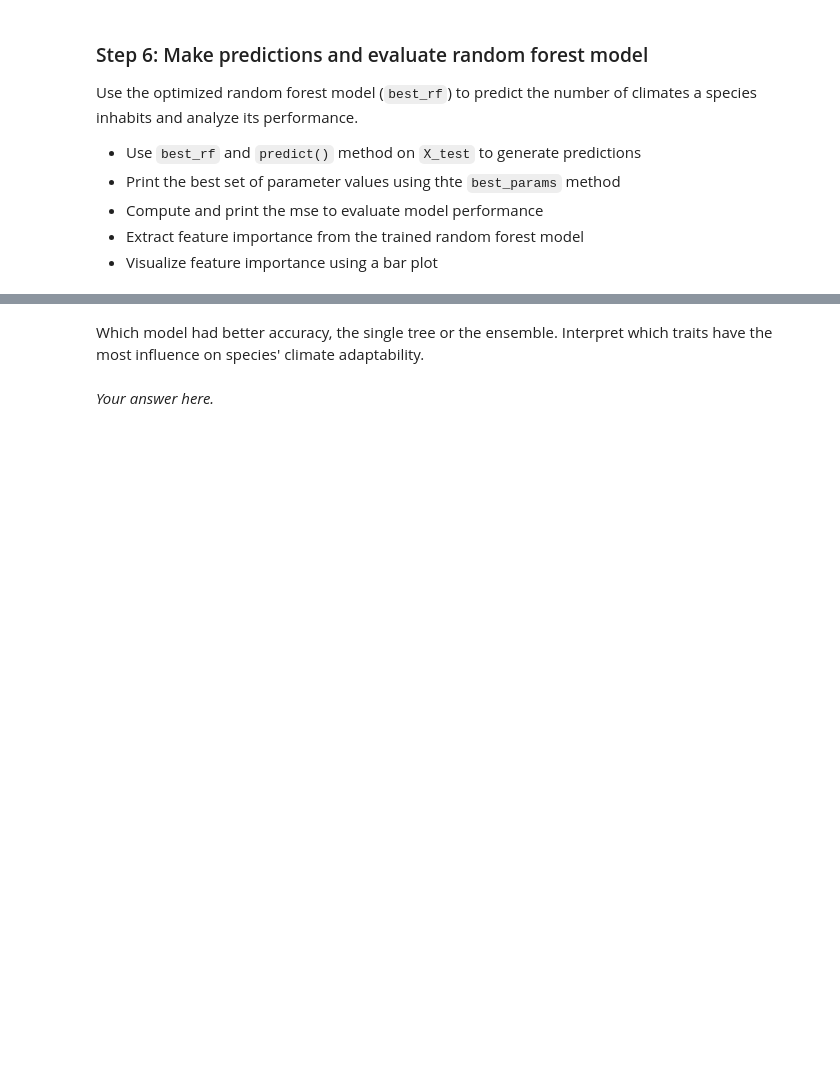
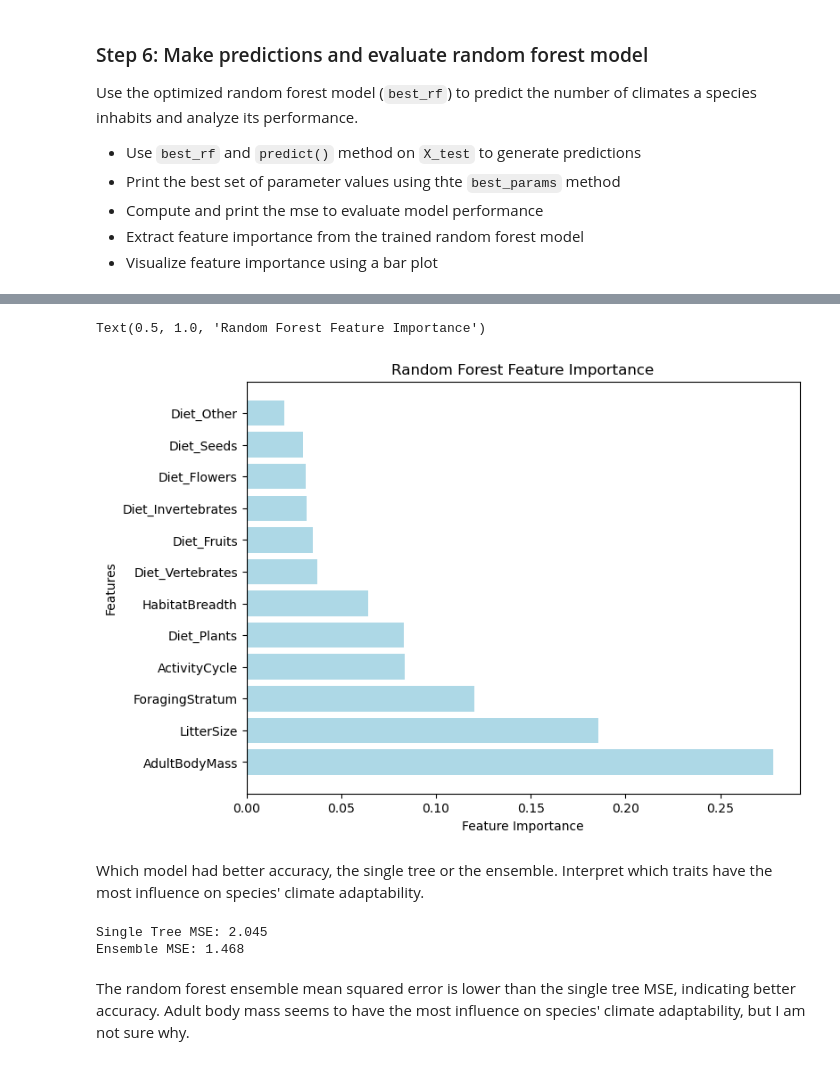
Before and after one commit to bgrazda/EDS232-labs, a Jupyter notebook: week6/lab6-mammal-traits.ipynb, the cells around one changed output, grey strips where cells are left out. Saved outputs shown, nothing was run; the diff lists cells and outputs as text; code cells hidden in the pictures; blank space fills up the shorter version.

```diff
--- a/week6/lab6-mammal-traits.ipynb
+++ b/week6/lab6-mammal-traits.ipynb
@@ -60,0 +158,12 @@ Create the target variable (`nClimates`) representing the  number of climates in
+# %%
+# Initialize new column nClimates
+df_imputed['nClimates'] = 0
+
+# Sum the occurences in each climate and aggregate this into nClimate col
+df_imputed['nClimates'] = df_imputed[['Dry', 'Humid', 'Montane', 'Subarid', 'Subhumid']].sum(axis=1)
+
+# Drop the climate columns now that we have our nClimate
+df_imputed.drop(columns = ['Dry', 'Humid', 'Montane', 'Subarid', 'Subhumid'], inplace= True)
+
+# Check dataframe
+df_imputed.head()
@@ -100,0 +296,22 @@ Use the optimized random forest model (`best_rf`) to predict the number of clima
+# %%
+# Generate predictions from best rf
+y_pred_best = best_rf.predict(X_test)
+
+# Print best parameters and MSE
+print(f"Best Parameters: {gs.best_params_}")
+mse_best = mean_squared_error(y_test, y_pred_best)
+print(f"\nRF Regressor MSE: {mse_best:.3f}")
+
+# Extract feature importance from Random Forest
+importance = best_rf.feature_importances_
+
+# Create list of feature names
+feature_names = X_train.columns
+
+# Create feature importance df
+importance_df = (pd.DataFrame(zip(feature_names, importance), columns=['Feature', 'Importance'])
+                 .sort_values(by = 'Importance', key = abs, ascending = False)
+                 .reset_index(drop=True))
+
+# Print the sorted feature importance
+print("\nFeature Importances:\n", importance_df)
@@ -101,4 +337,23 @@ Use the optimized random forest model (`best_rf`) to predict the number of clima
+# %%
+#Visualize the features
+
+plt.figure(figsize=(8,6))
+
+plt.barh(y=importance_df['Feature'], width=importance_df['Importance'], color="lightblue")
+
+plt.xlabel("Feature Importance")
+plt.ylabel("Features")
+plt.title("Random Forest Feature Importance")
+# %% [output]
+Text(0.5, 1.0, 'Random Forest Feature Importance')
+[figure, added]
 # %% [markdown]
 Which model had better accuracy, the single tree or the ensemble.  Interpret which traits have the most influence on species' climate adaptability.
-# %% [markdown]
-*Your answer here.*
+# %%
+print(f"Single Tree MSE: {mse:.3f}")
+print(f"Ensemble MSE: {mse_best:.3f}")
+# %% [output]
+Single Tree MSE: 2.045
+Ensemble MSE: 1.468
+# %% [markdown]
+The random forest ensemble mean squared error is lower than the single tree MSE, indicating better accuracy. Adult body mass seems to have the most influence on species' climate adaptability, but I am not sure why.
```
Also changed, not shown: parts of 17 cells of this notebook, 4 other files.
